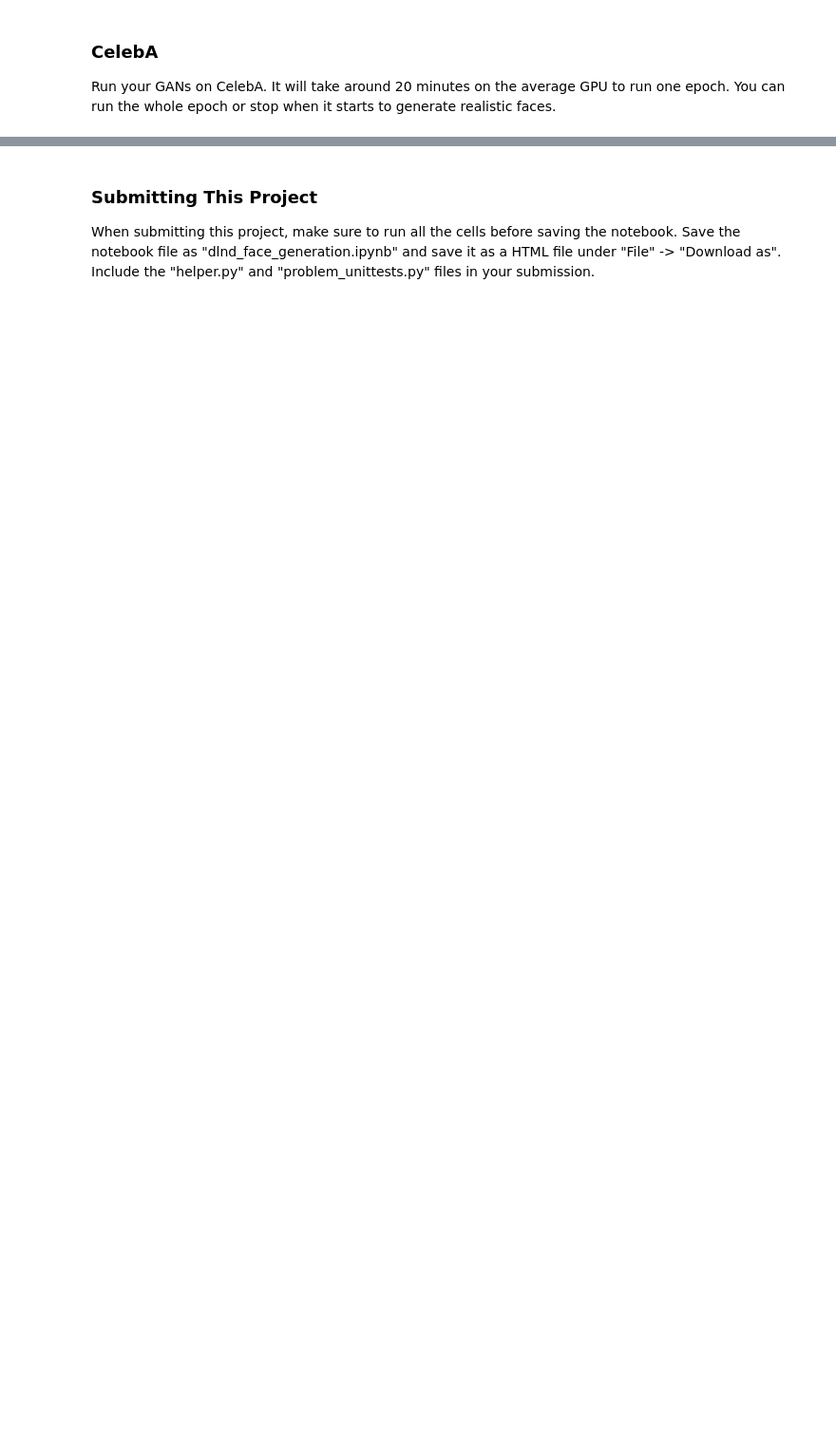
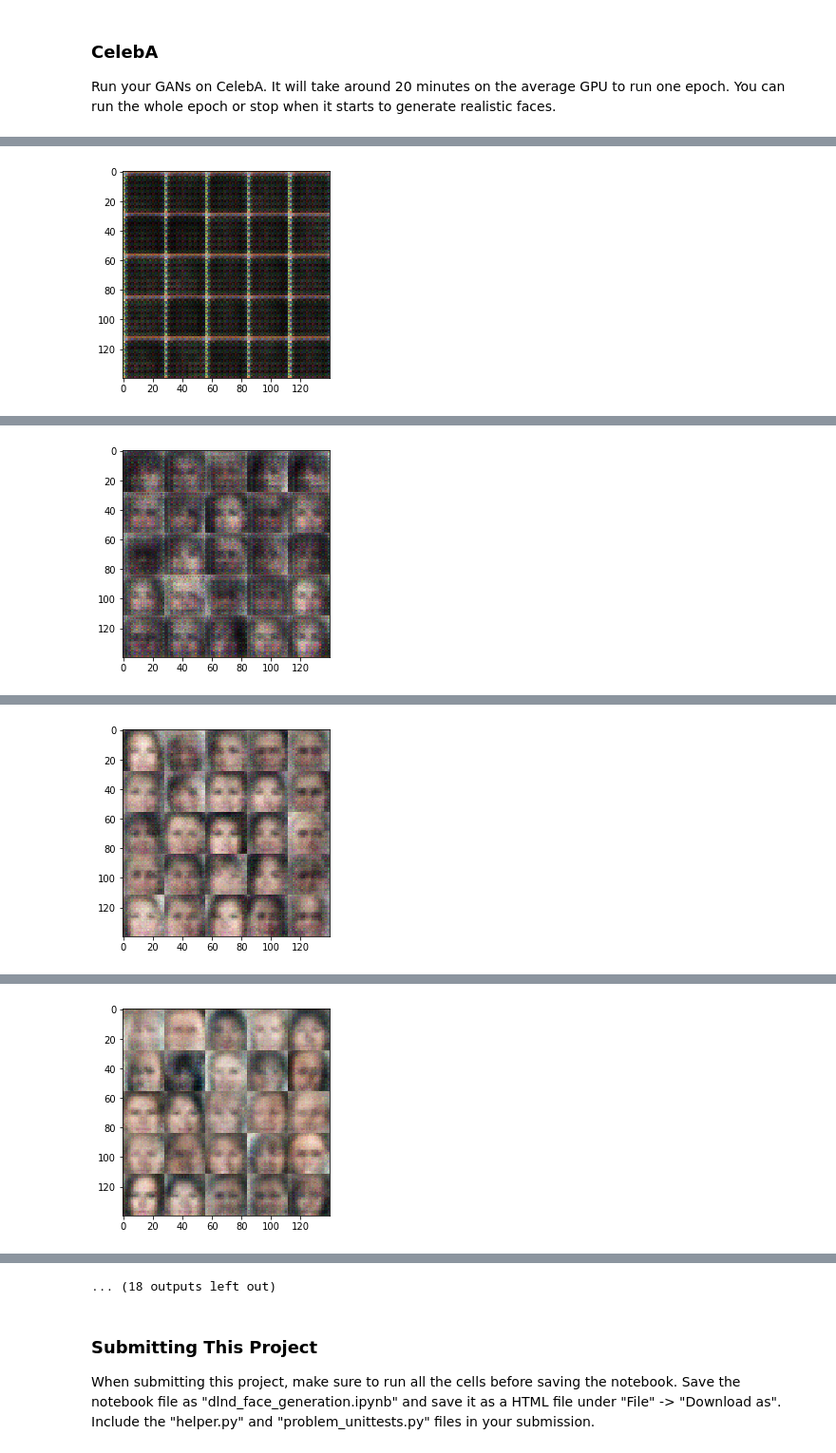
Before and after one commit to aigeoil/YF_Generate_Faces, a Jupyter notebook: dlnd_face_generation.ipynb, the cells around one changed output, grey strips where cells are left out. Shown at 95% size. Saved outputs shown, nothing was run; the diff lists cells and outputs as text; code cells hidden in the pictures; blank space fills up the shorter version.

```diff
--- a/dlnd_face_generation.ipynb
+++ b/dlnd_face_generation.ipynb
@@ -354,10 +474,10 @@ with tf.Graph().as_default():
 ### CelebA
 Run your GANs on CelebA.  It will take around 20 minutes on the average GPU to run one epoch.  You can run the whole epoch or stop when it starts to generate realistic faces.
 # %%
-batch_size = None
-z_dim = None
-learning_rate = None
-beta1 = None
+batch_size = 128
+z_dim = 100
+learning_rate = 0.0001
+beta1 = 0.1
 
 
 """
@@ -369,3 +489,4 @@ celeba_dataset = helper.Dataset('celeba', glob(os.path.join(data_dir, 'img_align
 with tf.Graph().as_default():
     train(epochs, batch_size, z_dim, learning_rate, beta1, celeba_dataset.get_batches,
           celeba_dataset.shape, celeba_dataset.image_mode)
+# %% [output]
@@ -371,0 +494 @@ with tf.Graph().as_default():
+[figure, added]
@@ -371,0 +496 @@ with tf.Graph().as_default():
+[figure, added]
@@ -371,0 +498 @@ with tf.Graph().as_default():
+[figure, added]
@@ -371,0 +500 @@ with tf.Graph().as_default():
+[figure, added]
@@ -372,3 +505,4 @@ with tf.Graph().as_default():
+... (18 outputs left out)
 # %% [markdown]
 ### Submitting This Project
 When submitting this project, make sure to run all the cells before saving the notebook. Save the notebook file as "dlnd_face_generation.ipynb" and save it as a HTML file under "File" -> "Download as". Include the "helper.py" and "problem_unittests.py" files in your submission.
```
Also changed, not shown: parts of 10 cells of this notebook.
